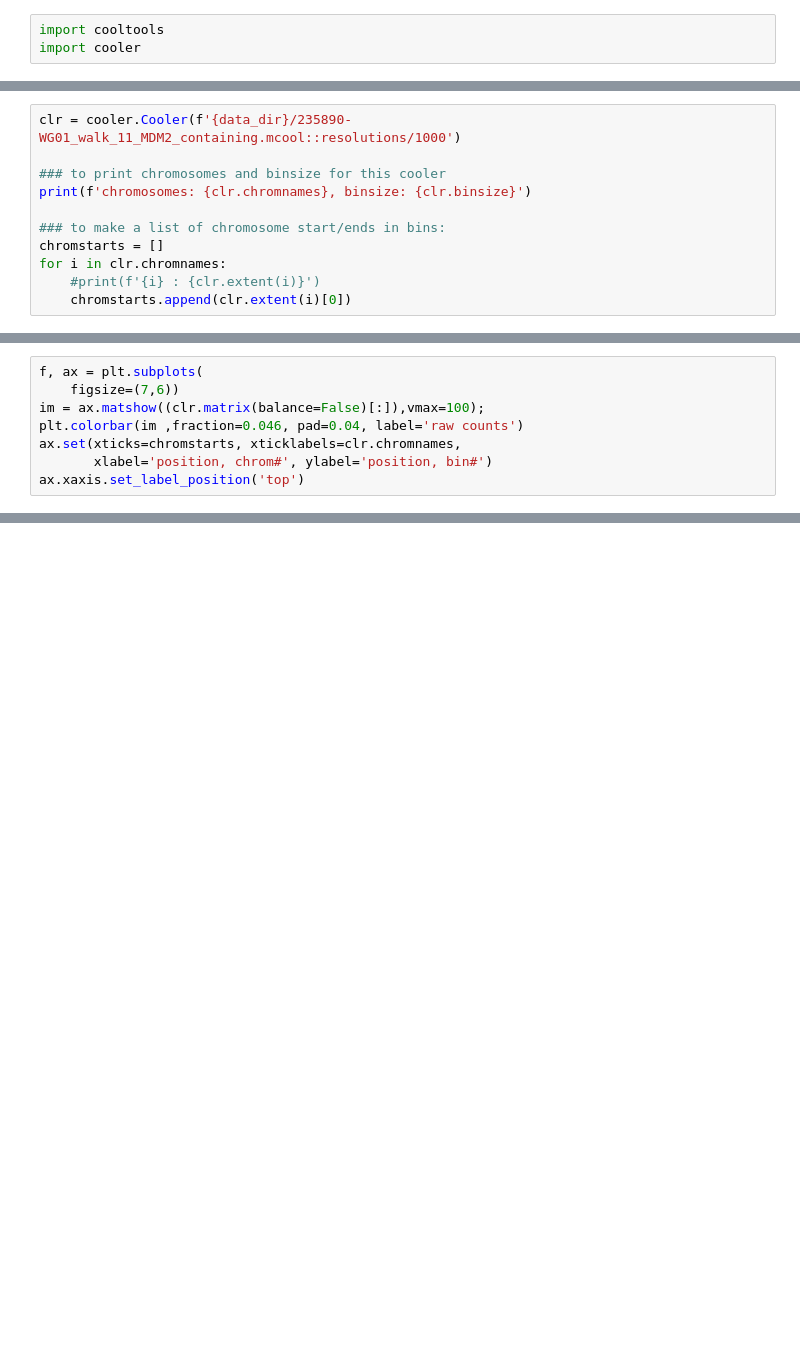
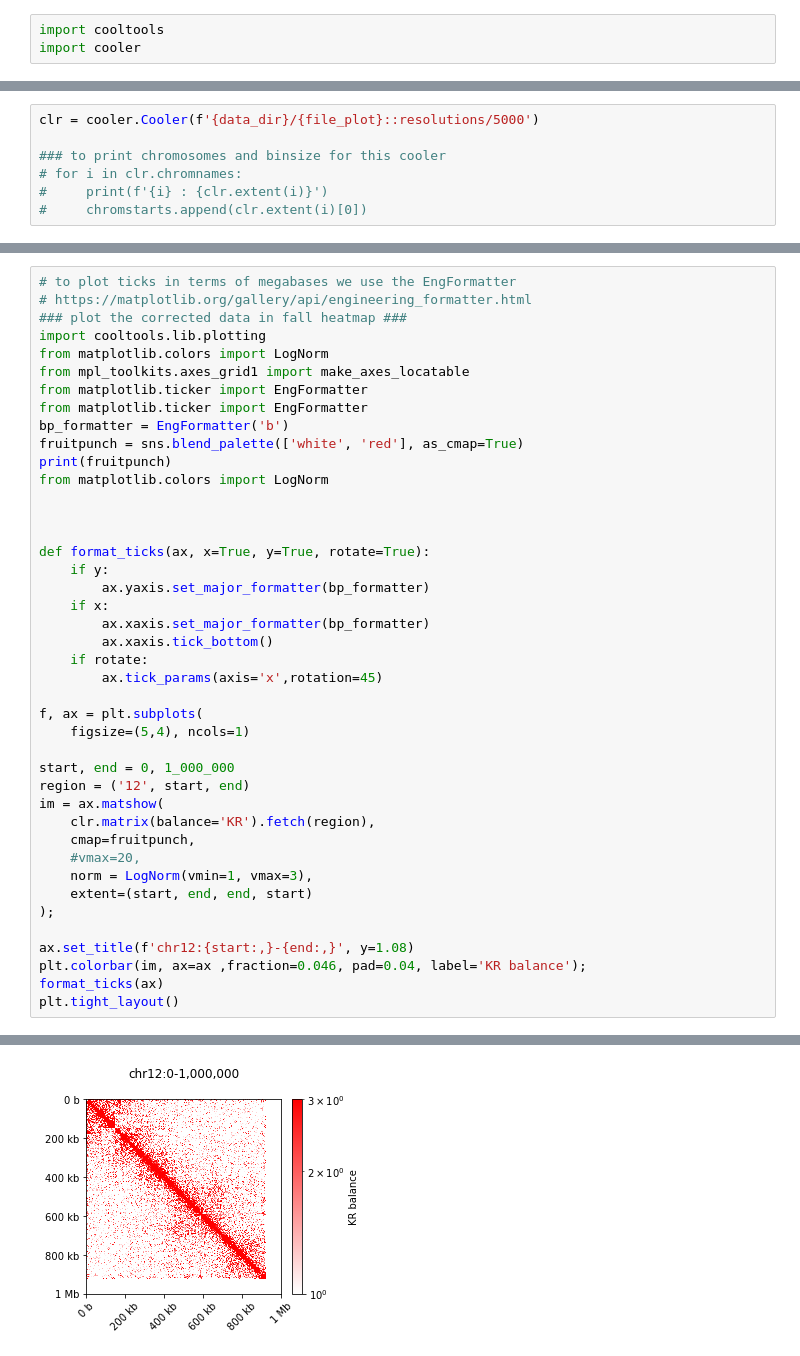
Before and after one commit to shu-z/akita_variant_scoring, a Jupyter notebook: akdemir_collab/bin/visualize_hic.ipynb, the cells around one changed output, grey strips where cells are left out. Saved outputs shown, nothing was run; the diff lists cells and outputs as text; blank space fills up the shorter version.

```diff
--- a/akdemir_collab/bin/visualize_hic.ipynb
+++ b/akdemir_collab/bin/visualize_hic.ipynb
@@ -34,11 +65,7 @@ cooler.fileops.list_coolers(data_dir + '235890-WG01_walk_11_MDM2_containing.mcoo
 # %%
-clr = cooler.Cooler(f'{data_dir}/235890-WG01_walk_11_MDM2_containing.mcool::resolutions/1000')
+clr = cooler.Cooler(f'{data_dir}/{file_plot}::resolutions/5000')
 
 ### to print chromosomes and binsize for this cooler
-print(f'chromosomes: {clr.chromnames}, binsize: {clr.binsize}')
-
-### to make a list of chromosome start/ends in bins:
-chromstarts = []
-for i in clr.chromnames:
-    #print(f'{i} : {clr.extent(i)}')
-    chromstarts.append(clr.extent(i)[0])
+# for i in clr.chromnames:
+#     print(f'{i} : {clr.extent(i)}')
+#     chromstarts.append(clr.extent(i)[0])
@@ -47,8 +71,0 @@ chromosomes: ['1', '2', '3', '4', '5', '6', '7', '8', '9', '10', '11', '12', '13
-# %%
-f, ax = plt.subplots(
-    figsize=(7,6))
-im = ax.matshow((clr.matrix(balance=False)[:]),vmax=100);
-plt.colorbar(im ,fraction=0.046, pad=0.04, label='raw counts')
-ax.set(xticks=chromstarts, xticklabels=clr.chromnames,
-       xlabel='position, chrom#', ylabel='position, bin#')
-ax.xaxis.set_label_position('top')
@@ -122,0 +116,43 @@ plt.tight_layout()
+# %%
+# to plot ticks in terms of megabases we use the EngFormatter
+# https://matplotlib.org/gallery/api/engineering_formatter.html
+### plot the corrected data in fall heatmap ###
+import cooltools.lib.plotting
+from matplotlib.colors import LogNorm
+from mpl_toolkits.axes_grid1 import make_axes_locatable
+from matplotlib.ticker import EngFormatter
+from matplotlib.ticker import EngFormatter
+bp_formatter = EngFormatter('b')
+fruitpunch = sns.blend_palette(['white', 'red'], as_cmap=True)
+print(fruitpunch)
+from matplotlib.colors import LogNorm
+
+
+
+def format_ticks(ax, x=True, y=True, rotate=True):
+    if y:
+        ax.yaxis.set_major_formatter(bp_formatter)
+    if x:
+        ax.xaxis.set_major_formatter(bp_formatter)
+        ax.xaxis.tick_bottom()
+    if rotate:
+        ax.tick_params(axis='x',rotation=45)
+
+f, ax = plt.subplots(
+    figsize=(5,4), ncols=1)
+
+start, end = 0, 1_000_000
+region = ('12', start, end)
+im = ax.matshow(
+    clr.matrix(balance='KR').fetch(region),
+    cmap=fruitpunch,
+    #vmax=20,
+    norm = LogNorm(vmin=1, vmax=3),
+    extent=(start, end, end, start)
+);
+
+ax.set_title(f'chr12:{start:,}-{end:,}', y=1.08)
+plt.colorbar(im, ax=ax ,fraction=0.046, pad=0.04, label='KR balance');
+format_ticks(ax)
+plt.tight_layout()
+# %% [output]
@@ -122,0 +160 @@ plt.tight_layout()
+[figure, added]
```
Also changed, not shown: parts of 13 cells of this notebook, 9 other files.
